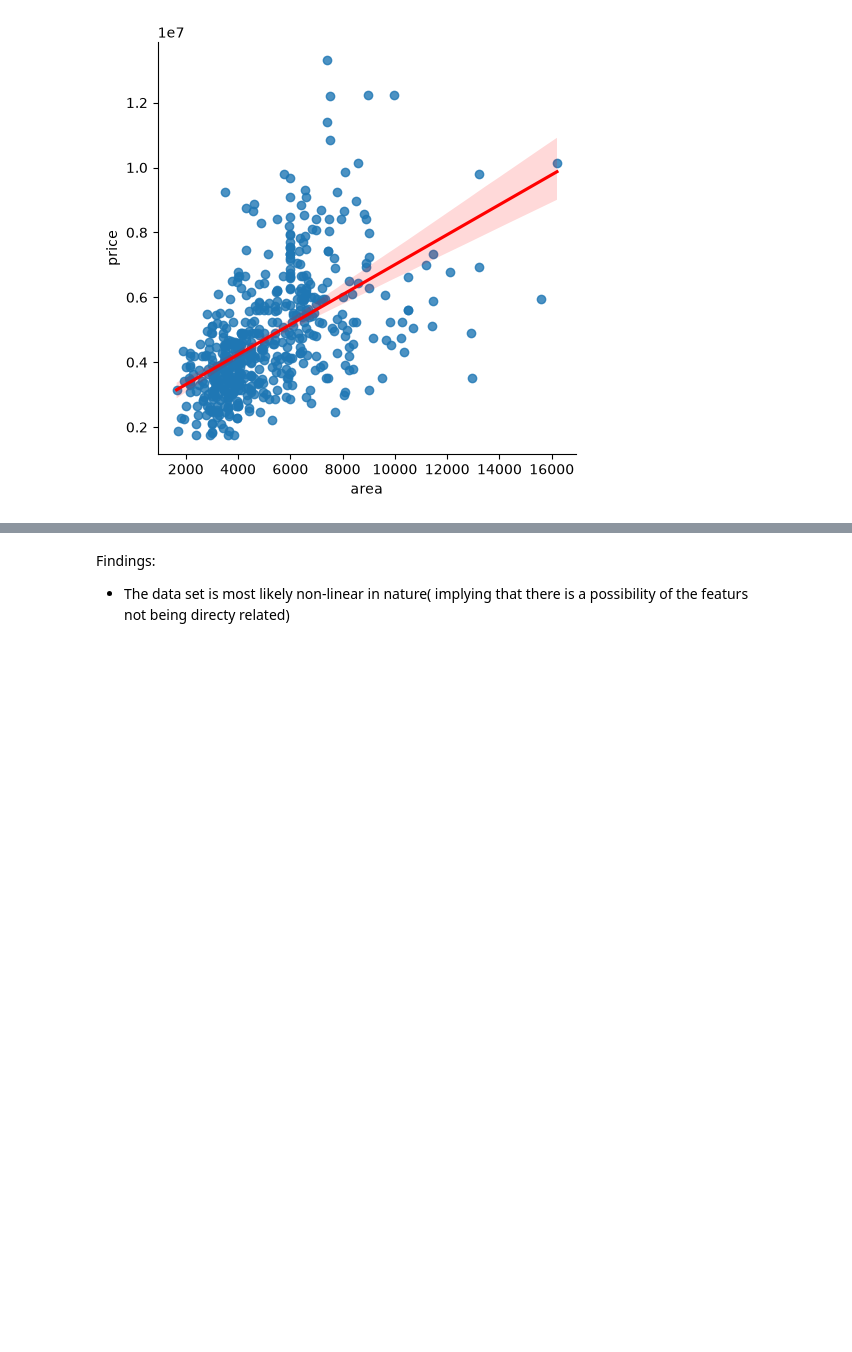
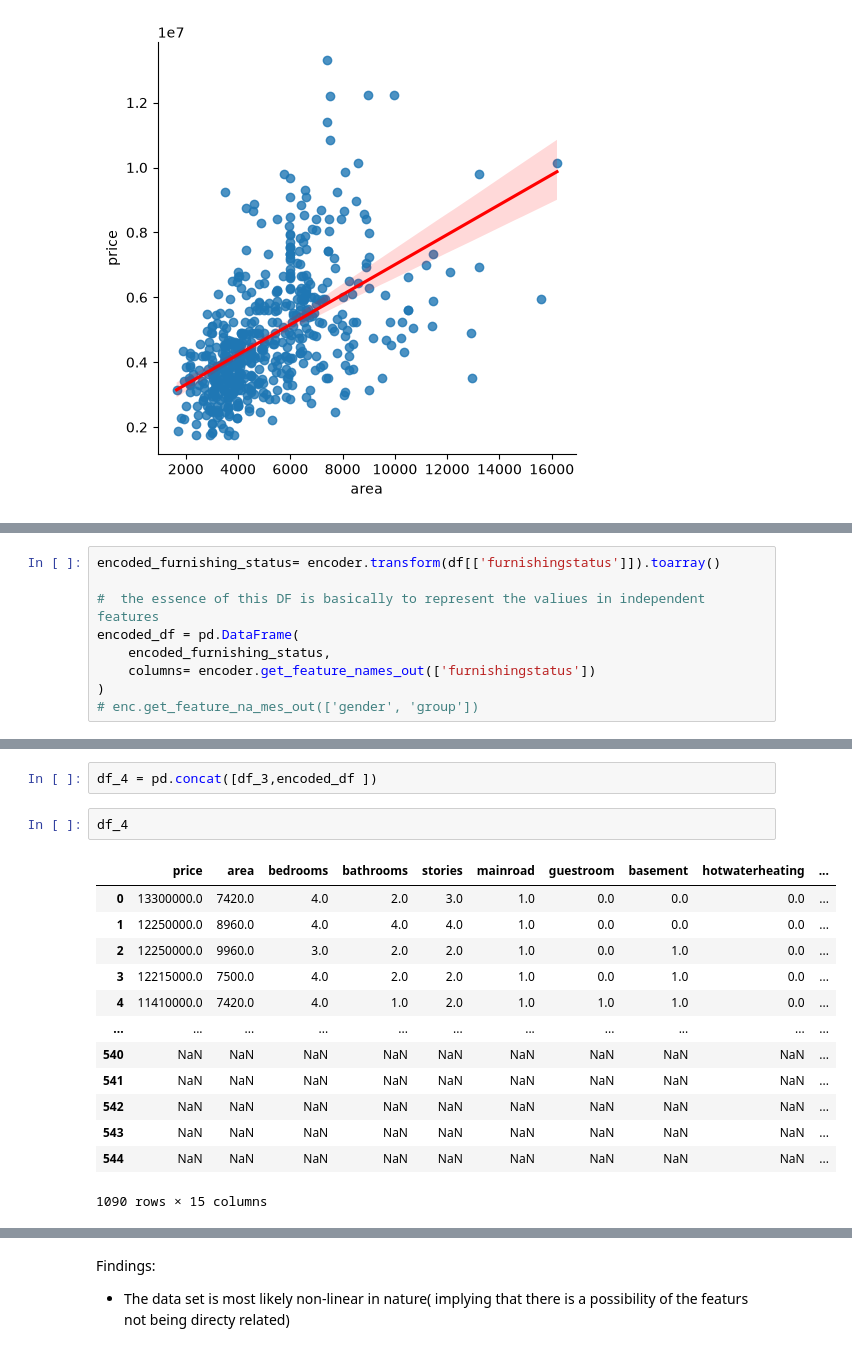
Before and after one commit to JosephRidge/ML-101-Series, a Jupyter notebook: LinearRegression/simple_linear.ipynb, the cells around one changed output, grey strips where cells are left out. Saved outputs shown, nothing was run; the diff lists cells and outputs as text; blank space fills up the shorter version.

```diff
--- a/LinearRegression/simple_linear.ipynb
+++ b/LinearRegression/simple_linear.ipynb
@@ -132,0 +178,9 @@ sns.lmplot(data=df, x="area", y="price",line_kws= {"color" : "red"})
+# %%
+encoded_furnishing_status= encoder.transform(df[['furnishingstatus']]).toarray()
+
+#  the essence of this DF is basically to represent the valiues in independent features
+encoded_df = pd.DataFrame(
+    encoded_furnishing_status,
+    columns= encoder.get_feature_names_out(['furnishingstatus'])
+)
+# enc.get_feature_na_mes_out(['gender', 'group'])
@@ -132,0 +234,18 @@ sns.lmplot(data=df, x="area", y="price",line_kws= {"color" : "red"})
+# %%
+df_4 = pd.concat([df_3,encoded_df ])
+# %%
+df_4
+# %% [output]
+|  | price | area | bedrooms | bathrooms | stories | mainroad | guestroom | basement | hotwaterheating | ... |
+| 0 | 13300000.0 | 7420.0 | 4.0 | 2.0 | 3.0 | 1.0 | 0.0 | 0.0 | 0.0 | ... |
+| 1 | 12250000.0 | 8960.0 | 4.0 | 4.0 | 4.0 | 1.0 | 0.0 | 0.0 | 0.0 | ... |
+| 2 | 12250000.0 | 9960.0 | 3.0 | 2.0 | 2.0 | 1.0 | 0.0 | 1.0 | 0.0 | ... |
+| 3 | 12215000.0 | 7500.0 | 4.0 | 2.0 | 2.0 | 1.0 | 0.0 | 1.0 | 0.0 | ... |
+| 4 | 11410000.0 | 7420.0 | 4.0 | 1.0 | 2.0 | 1.0 | 1.0 | 1.0 | 0.0 | ... |
+| ... | ... | ... | ... | ... | ... | ... | ... | ... | ... | ... |
+| 540 | NaN | NaN | NaN | NaN | NaN | NaN | NaN | NaN | NaN | ... |
+| 541 | NaN | NaN | NaN | NaN | NaN | NaN | NaN | NaN | NaN | ... |
+| 542 | NaN | NaN | NaN | NaN | NaN | NaN | NaN | NaN | NaN | ... |
+| 543 | NaN | NaN | NaN | NaN | NaN | NaN | NaN | NaN | NaN | ... |
+| 544 | NaN | NaN | NaN | NaN | NaN | NaN | NaN | NaN | NaN | ... |
+1090 rows × 15 columns
```
Also changed, not shown: parts of 25 cells of this notebook.
